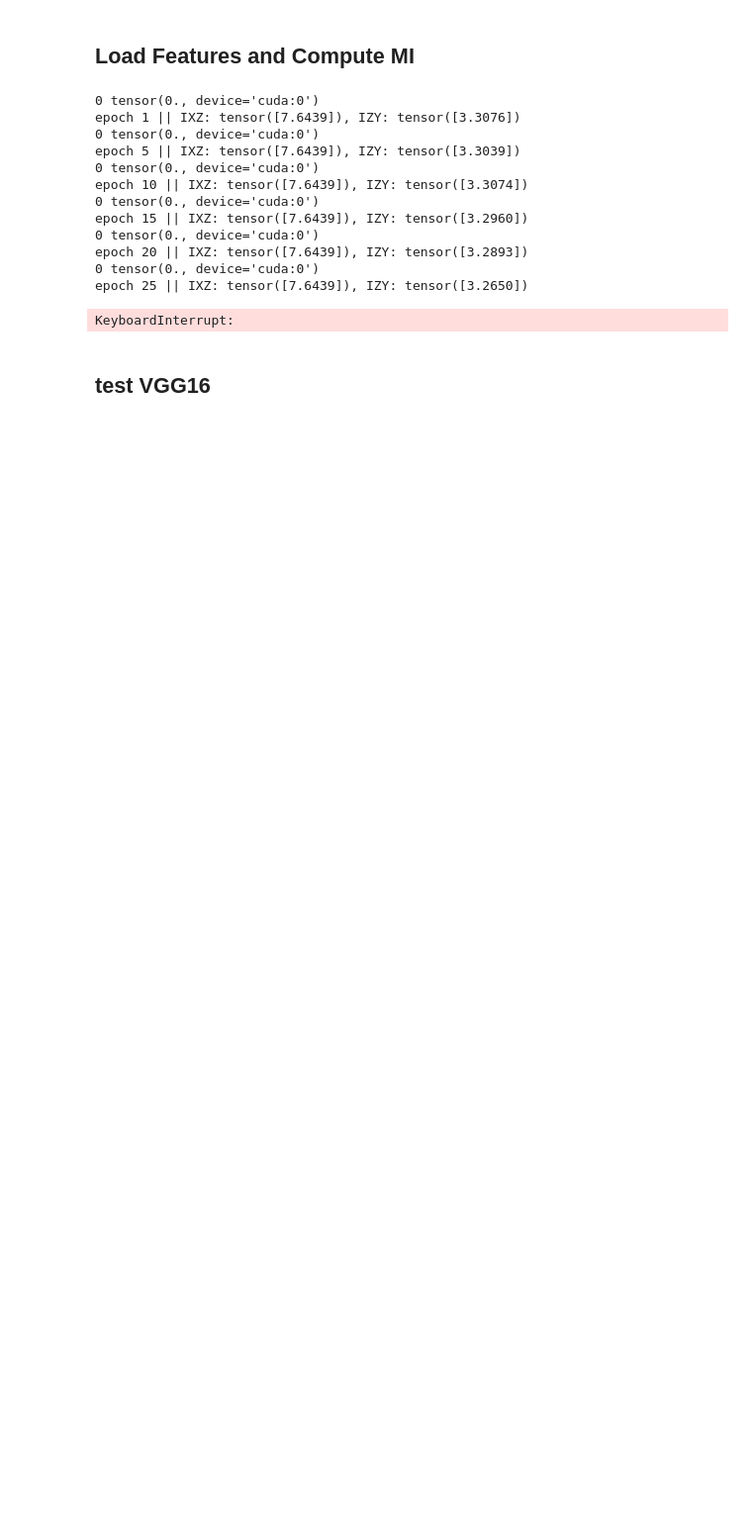
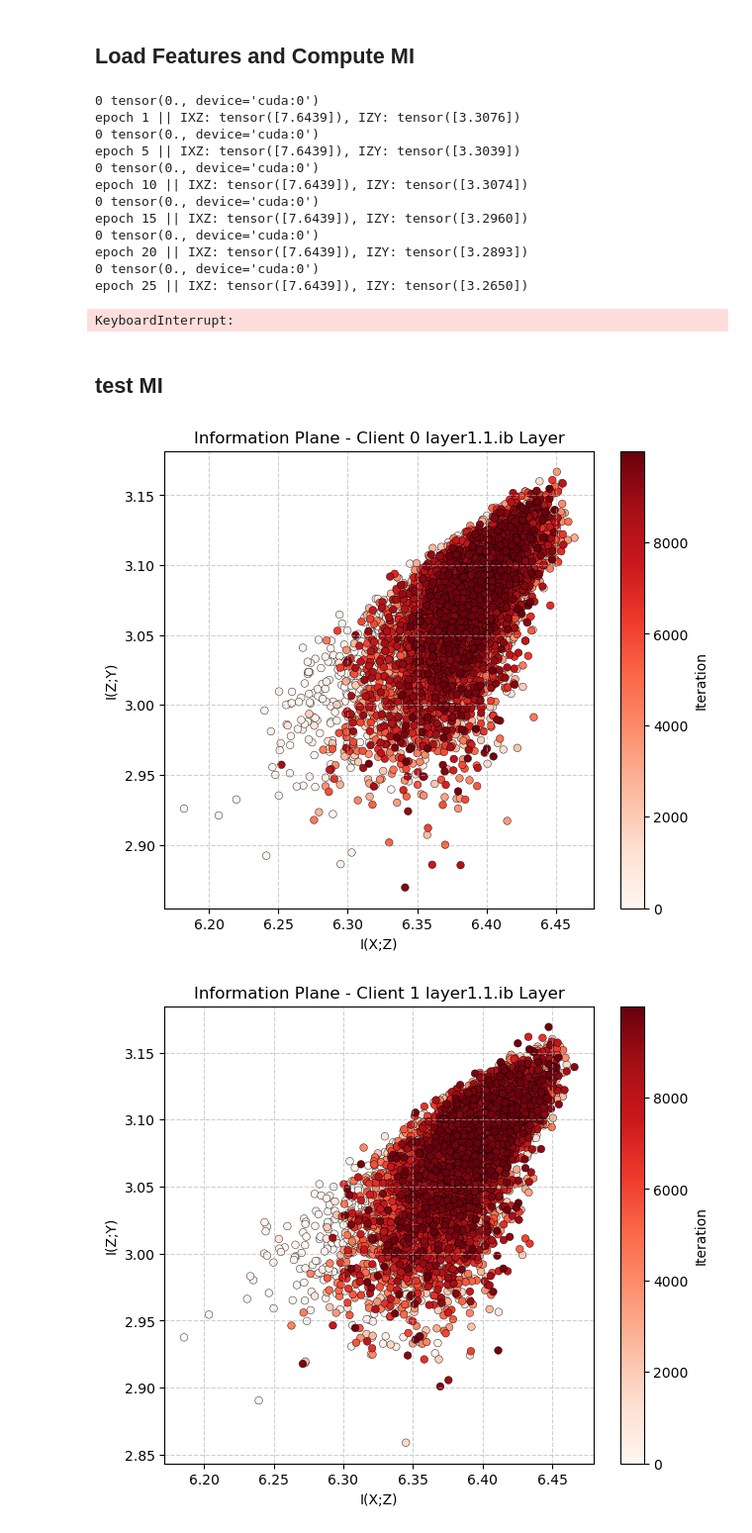
Before and after one commit to jason5516/FedMIA_IB, a Jupyter notebook: compute_mi.ipynb, the cells around one changed output. Shown at 99% size. Saved outputs shown, nothing was run; the diff lists cells and outputs as text; code cells hidden in the pictures; blank space fills up the shorter version.

```diff
--- a/compute_mi.ipynb
+++ b/compute_mi.ipynb
@@ -56,7 +56,7 @@ epoch 20 || IXZ: tensor([7.6439]), IZY: tensor([3.2893])
 epoch 25 || IXZ: tensor([7.6439]), IZY: tensor([3.2650])
 KeyboardInterrupt:
 # %% [markdown]
-## test VGG16
+## test MI
 # %%
 import os
 import torch
@@ -73,0 +101,25 @@ from information.mutual_information_calculator import MutualInformationCalculato
+# %%
+# load input, label and features
+# file_dir = "./log_fedmia/iid_ib_MI/cifar10_K10_N5000_ResNet18_IB_layer_iblayer0_beta0.001_dynamicNone_defnone_iid$1_$1_$sgd_local1_s1/mi_results"
+# file_dir = "./log_fedmia/noniid_ib_MI/cifar10_K10_N5000_ResNet18_IB_layer_iblayer0_beta0.001_dynamicir_defnone_iid$0_$10.0_$sgd_local4_s1/mi_results"
+file_dir = "./log_fedmia/iid_ib_MI/cifar10_K5_N5000_VGG16_defnone_iid$1_$1_$sgd_local1_s1/mi_results"
+layer_idx = 4
+client_idx = 6
+for client_idx in range(5):
+    mi_results = []
+    for ep in range(1, 101):
+        data = torch.load(file_dir + f"/client_{client_idx}_mi_epoch_{ep}.pkl")
+        mi_datas = data['mi_results']
+
+        for iter in mi_datas:
+            ixz = mi_datas[iter]['IXZ'][layer_idx]
+            izy = mi_datas[iter]['IZY'][layer_idx]
+
+            mi_results.append([ixz, izy])
+        # print(len(mi_results))
+    mi_results = np.array(mi_results)
+
+    plot_IP(mi_results, client_idx, layer_idx)
+# %% [output]
+[figure, added]
+[figure, added]
```
Also changed, not shown: parts of 2 cells of this notebook, 2 other files.
